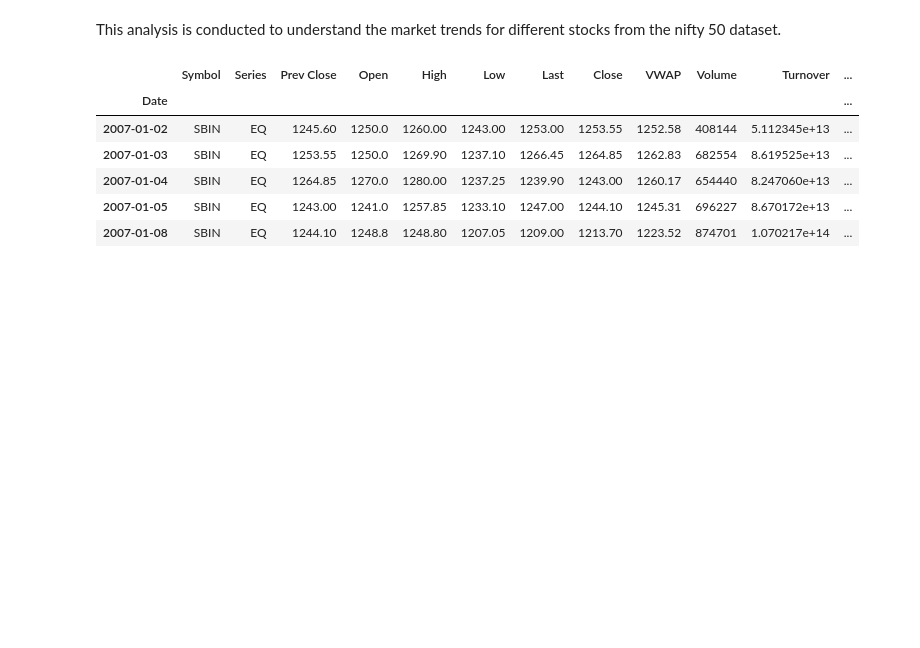
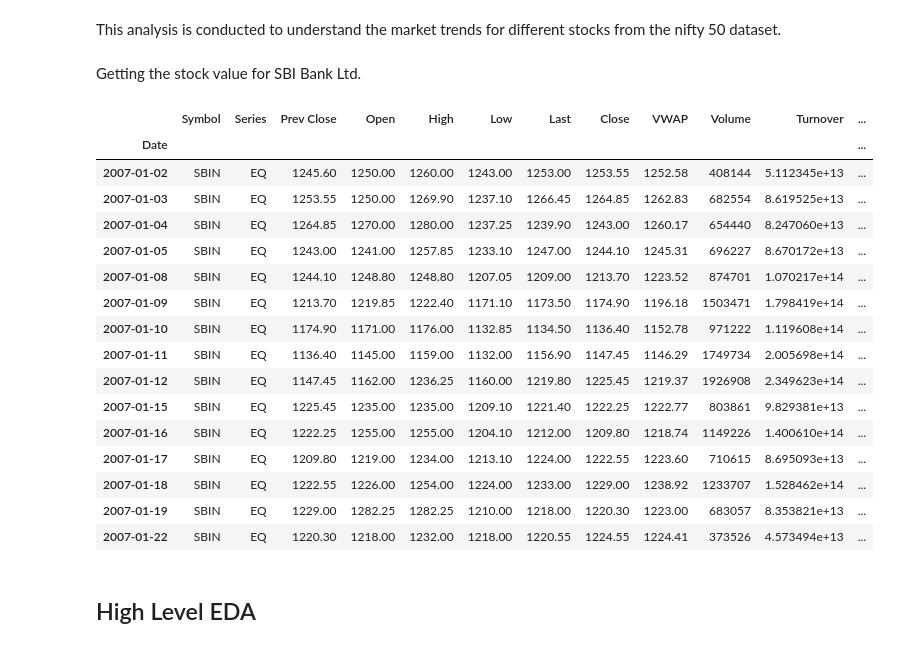
Before and after one commit to shubhamrohilla05/Nifty50-Data-Analysis, a Jupyter notebook: Nifty50-Analysis.ipynb, the cells around one changed output. Drawn from its saved outputs; the diff is of its cells as text; code cells hidden in the pictures; blank space fills up the shorter version.

```diff
--- a/Nifty50-Analysis.ipynb
+++ b/Nifty50-Analysis.ipynb
@@ -8,13 +11,27 @@ from datetime import date
+# %% [markdown]
+Getting the stock value for SBI Bank Ltd.
 # %%
 sbin = get_history(symbol='SBIN',
                     start=date(2007,1,1),
                     end=date(2021,1,11))
-sbin.head(5)
+sbin.head(15)
 # %% [output]
 |  | Symbol | Series | Prev Close | Open | High | Low | Last | Close | VWAP | Volume | Turnover | ... |
 | Date |  |  |  |  |  |  |  |  |  |  |  | ... |
-| 2007-01-02 | SBIN | EQ | 1245.60 | 1250.0 | 1260.00 | 1243.00 | 1253.00 | 1253.55 | 1252.58 | 408144 | 5.112345e+13 | ... |
-| 2007-01-03 | SBIN | EQ | 1253.55 | 1250.0 | 1269.90 | 1237.10 | 1266.45 | 1264.85 | 1262.83 | 682554 | 8.619525e+13 | ... |
-| 2007-01-04 | SBIN | EQ | 1264.85 | 1270.0 | 1280.00 | 1237.25 | 1239.90 | 1243.00 | 1260.17 | 654440 | 8.247060e+13 | ... |
-| 2007-01-05 | SBIN | EQ | 1243.00 | 1241.0 | 1257.85 | 1233.10 | 1247.00 | 1244.10 | 1245.31 | 696227 | 8.670172e+13 | ... |
-| 2007-01-08 | SBIN | EQ | 1244.10 | 1248.8 | 1248.80 | 1207.05 | 1209.00 | 1213.70 | 1223.52 | 874701 | 1.070217e+14 | ... |
+| 2007-01-02 | SBIN | EQ | 1245.60 | 1250.00 | 1260.00 | 1243.00 | 1253.00 | 1253.55 | 1252.58 | 408144 | 5.112345e+13 | ... |
+| 2007-01-03 | SBIN | EQ | 1253.55 | 1250.00 | 1269.90 | 1237.10 | 1266.45 | 1264.85 | 1262.83 | 682554 | 8.619525e+13 | ... |
+| 2007-01-04 | SBIN | EQ | 1264.85 | 1270.00 | 1280.00 | 1237.25 | 1239.90 | 1243.00 | 1260.17 | 654440 | 8.247060e+13 | ... |
+| 2007-01-05 | SBIN | EQ | 1243.00 | 1241.00 | 1257.85 | 1233.10 | 1247.00 | 1244.10 | 1245.31 | 696227 | 8.670172e+13 | ... |
+| 2007-01-08 | SBIN | EQ | 1244.10 | 1248.80 | 1248.80 | 1207.05 | 1209.00 | 1213.70 | 1223.52 | 874701 | 1.070217e+14 | ... |
+| 2007-01-09 | SBIN | EQ | 1213.70 | 1219.85 | 1222.40 | 1171.10 | 1173.50 | 1174.90 | 1196.18 | 1503471 | 1.798419e+14 | ... |
+| 2007-01-10 | SBIN | EQ | 1174.90 | 1171.00 | 1176.00 | 1132.85 | 1134.50 | 1136.40 | 1152.78 | 971222 | 1.119608e+14 | ... |
+| 2007-01-11 | SBIN | EQ | 1136.40 | 1145.00 | 1159.00 | 1132.00 | 1156.90 | 1147.45 | 1146.29 | 1749734 | 2.005698e+14 | ... |
+| 2007-01-12 | SBIN | EQ | 1147.45 | 1162.00 | 1236.25 | 1160.00 | 1219.80 | 1225.45 | 1219.37 | 1926908 | 2.349623e+14 | ... |
+| 2007-01-15 | SBIN | EQ | 1225.45 | 1235.00 | 1235.00 | 1209.10 | 1221.40 | 1222.25 | 1222.77 | 803861 | 9.829381e+13 | ... |
+| 2007-01-16 | SBIN | EQ | 1222.25 | 1255.00 | 1255.00 | 1204.10 | 1212.00 | 1209.80 | 1218.74 | 1149226 | 1.400610e+14 | ... |
+| 2007-01-17 | SBIN | EQ | 1209.80 | 1219.00 | 1234.00 | 1213.10 | 1224.00 | 1222.55 | 1223.60 | 710615 | 8.695093e+13 | ... |
+| 2007-01-18 | SBIN | EQ | 1222.55 | 1226.00 | 1254.00 | 1224.00 | 1233.00 | 1229.00 | 1238.92 | 1233707 | 1.528462e+14 | ... |
+| 2007-01-19 | SBIN | EQ | 1229.00 | 1282.25 | 1282.25 | 1210.00 | 1218.00 | 1220.30 | 1223.00 | 683057 | 8.353821e+13 | ... |
+| 2007-01-22 | SBIN | EQ | 1220.30 | 1218.00 | 1232.00 | 1218.00 | 1220.55 | 1224.55 | 1224.41 | 373526 | 4.573494e+13 | ... |
+# %% [markdown]
+## High Level EDA
```
Also changed, not shown: parts of 10 cells of this notebook.
